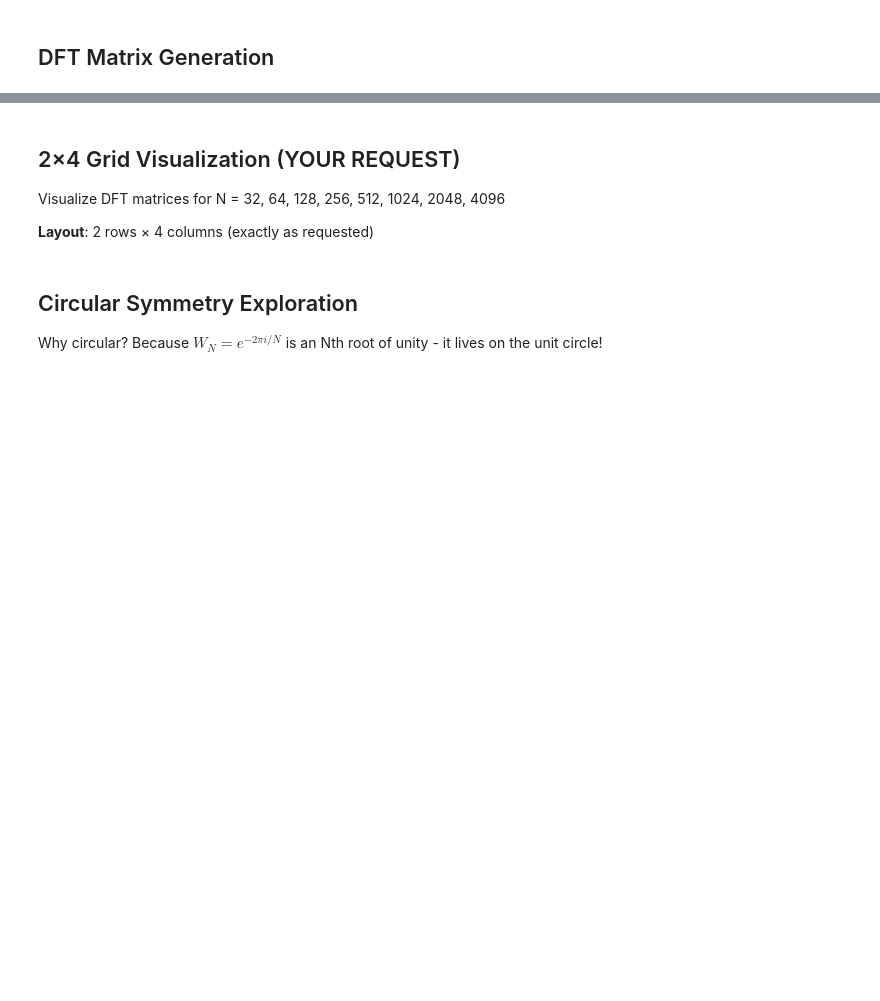
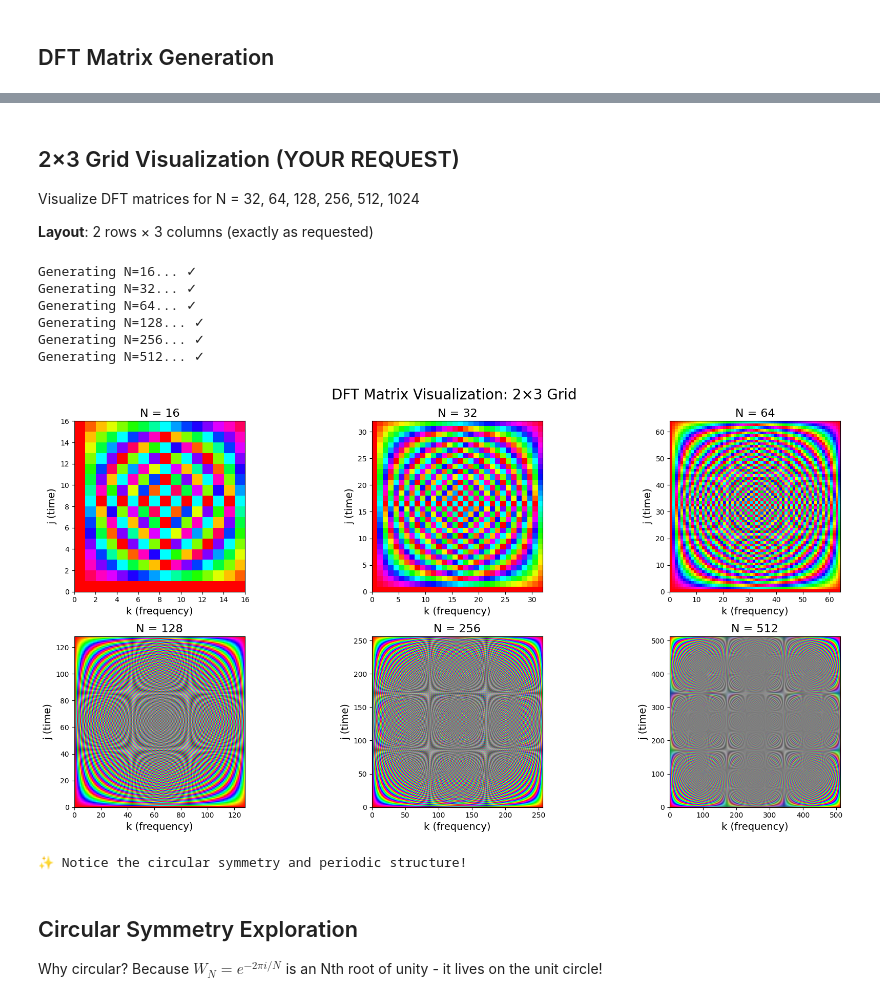
Before and after one commit to kuvychko/complexplorer, a Jupyter notebook: examples/applications/app_01_fft_matrices.ipynb, the cells around one changed output, grey strips where cells are left out. Cells and saved outputs as stored; diff of their text form; code cells hidden in the pictures; blank space fills up the shorter version.

```diff
--- a/examples/applications/app_01_fft_matrices.ipynb
+++ b/examples/applications/app_01_fft_matrices.ipynb
@@ -37,42 +41,51 @@ print(f"W8[1,1] = {W8[1,1]:.4f}  (should be e^{{-2πi/8}})")
 # %% [markdown]
-## 2×4 Grid Visualization (YOUR REQUEST)
+## 2×3 Grid Visualization (YOUR REQUEST)
 
-Visualize DFT matrices for N = 32, 64, 128, 256, 512, 1024, 2048, 4096
+Visualize DFT matrices for N = 32, 64, 128, 256, 512, 1024
 
-**Layout**: 2 rows × 4 columns (exactly as requested)
+**Layout**: 2 rows × 3 columns (exactly as requested)
 # %%
 # Sizes to visualize (USER'S SPECIFIC REQUEST)
-sizes = [32, 64, 128, 256, 512, 1024, 2048, 4096]
+sizes = [16, 32, 64, 128, 256, 512]
 
 # Colormap to reveal structure
-cmap = cp.Phase(phase_sectors=12, auto_scale_r=True)
+cmap = cp.Phase(phase_sectors=None)
 
-# Create 2×4 grid
-fig, axes = plt.subplots(2, 4, figsize=(20, 10))
+# Create 2×3 grid
+fig, axes = plt.subplots(2, 3, figsize=(18, 9))
 axes = axes.flatten()
 
 for idx, N in enumerate(sizes):
     print(f"Generating N={N}...", end=' ')
 
     # Generate DFT matrix
     W = dft_matrix(N)
 
     # Visualize as complex function
     extent = [0, N, 0, N]
     rgb = cmap.rgb(W)
 
     axes[idx].imshow(rgb, origin='lower', extent=extent, aspect='equal')
-    axes[idx].set_title(f"N = {N}", fontsize=14)
-    axes[idx].set_xlabel("k (frequency)", fontsize=10)
-    axes[idx].set_ylabel("j (time)", fontsize=10)
+    axes[idx].set_title(f"N = {N}", fontsize=16)
+    axes[idx].set_xlabel("k (frequency)", fontsize=14)
+    axes[idx].set_ylabel("j (time)", fontsize=14)
 
     print("✓")
 
-fig.suptitle("DFT Matrix Visualization: 2×4 Grid", fontsize=16)
+fig.suptitle("DFT Matrix Visualization: 2×3 Grid", fontsize=20)
 plt.tight_layout()
 plt.show()
 
 print("\n✨ Notice the circular symmetry and periodic structure!")
+# %% [output]
+Generating N=16... ✓
+Generating N=32... ✓
+Generating N=64... ✓
+Generating N=128... ✓
+Generating N=256... ✓
+Generating N=512... ✓
+[figure, added]
+✨ Notice the circular symmetry and periodic structure!
 # %% [markdown]
 ## Circular Symmetry Exploration
 
```
Also changed, not shown: parts of 4 cells of this notebook, 3 other files.
